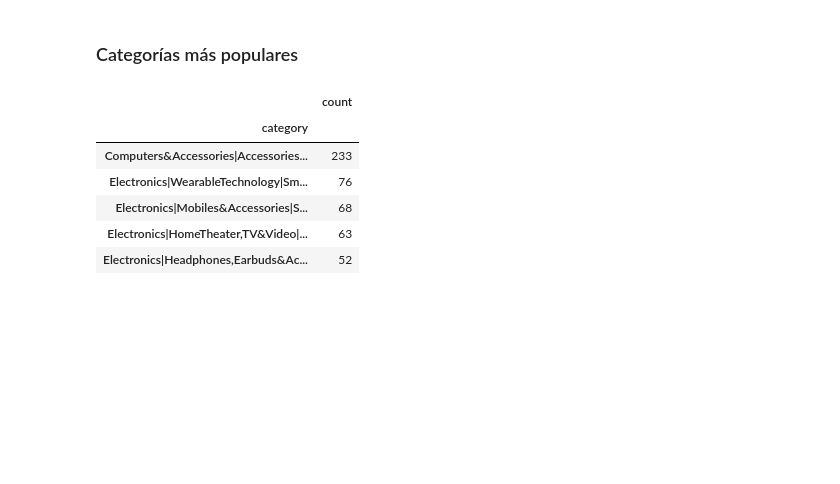
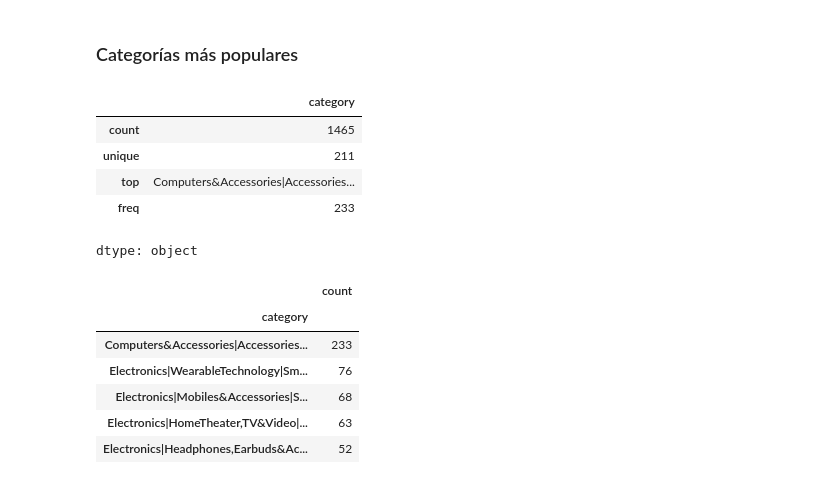
Before and after one commit to JaznaLaProfe/InteligenciaArtificial, a Jupyter notebook: notebooks/5_620454_EDA_EjemploCompleto.ipynb, the cells around one changed output. Cells and saved outputs as stored; diff of their text form; code cells hidden in the pictures; blank space fills up the shorter version.

```diff
--- a/notebooks/5_620454_EDA_EjemploCompleto.ipynb
+++ b/notebooks/5_620454_EDA_EjemploCompleto.ipynb
@@ -382,6 +415,15 @@ pd.DataFrame(duplicados_fila)
 ## Análisis univariado
 # %% [markdown]
 ### Categorías más populares
+# %%
+data.category.describe()
+# %% [output]
+|  | category |
+| count | 1465 |
+| unique | 211 |
+| top | Computers&Accessories|Accessories... |
+| freq | 233 |
+dtype: object
 # %%
 top_categories = data['category'].value_counts().head(5)
 top_categories
```
Also changed, not shown: parts of 6 cells of this notebook.
